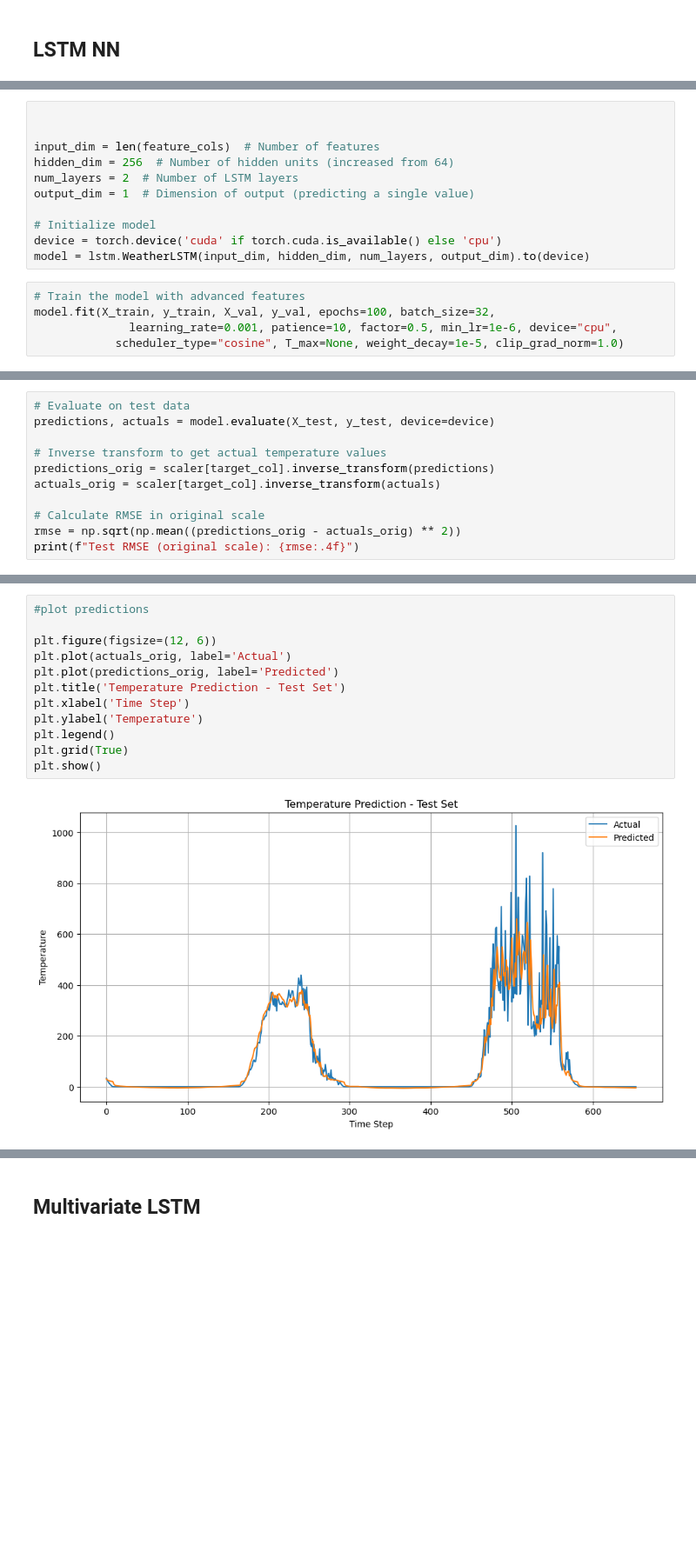
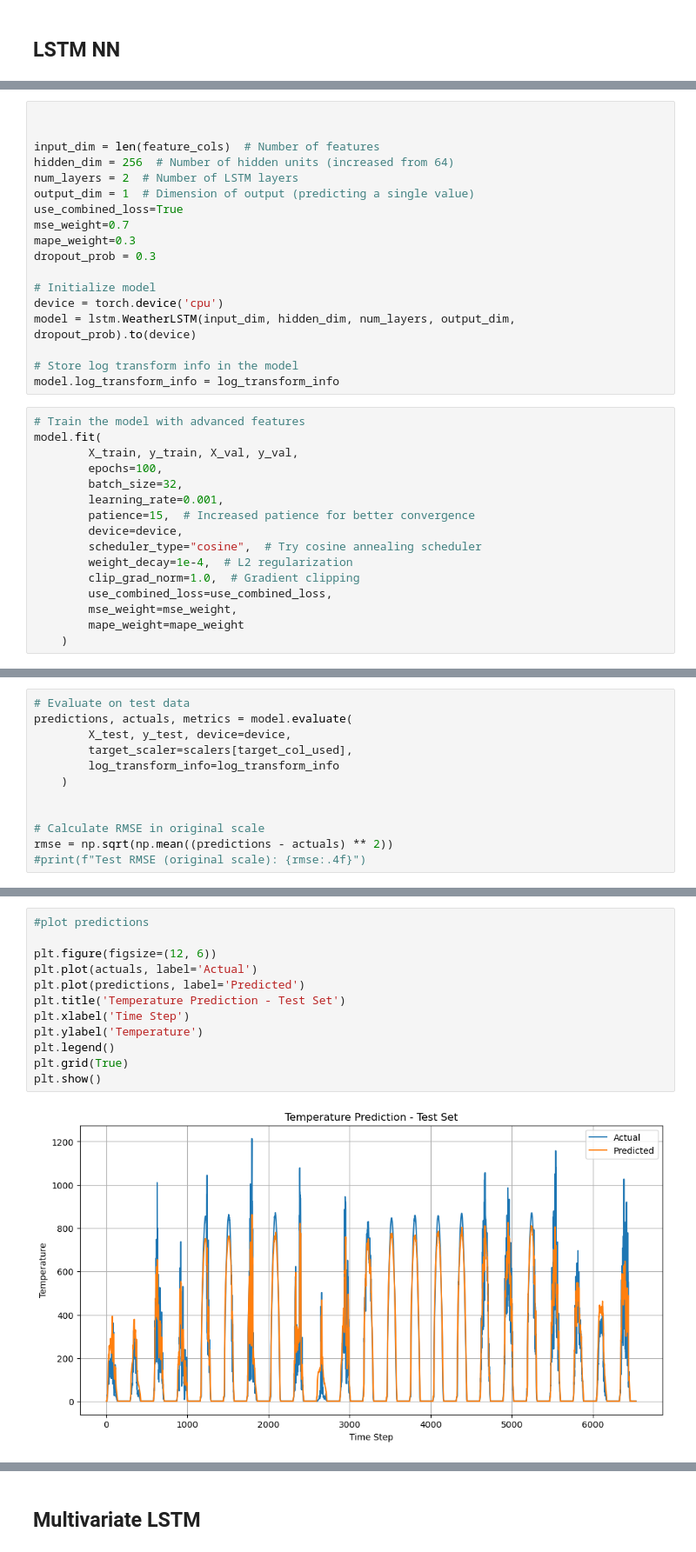
Before and after one commit to itxtx/solar_prediction, a Jupyter notebook: solar_data_notebook.ipynb, the cells around one changed output, grey strips where cells are left out. Shown at 87% size. Saved outputs shown, nothing was run; the diff lists cells and outputs as text; blank space fills up the shorter version.

Commit message:
improved mape implementation/ performance for near zero values

```diff
--- a/solar_data_notebook.ipynb
+++ b/solar_data_notebook.ipynb
@@ -182,13 +193,31 @@ input_dim = len(feature_cols)  # Number of features
 hidden_dim = 256  # Number of hidden units (increased from 64)
 num_layers = 2  # Number of LSTM layers
 output_dim = 1  # Dimension of output (predicting a single value)
+use_combined_loss=True
+mse_weight=0.7
+mape_weight=0.3
+dropout_prob = 0.3
 
 # Initialize model
-device = torch.device('cuda' if torch.cuda.is_available() else 'cpu')
-model = lstm.WeatherLSTM(input_dim, hidden_dim, num_layers, output_dim).to(device)
+device = torch.device('cpu')
+model = lstm.WeatherLSTM(input_dim, hidden_dim, num_layers, output_dim, dropout_prob).to(device)
+
+# Store log transform info in the model
+model.log_transform_info = log_transform_info
 # %%
 # Train the model with advanced features
-model.fit(X_train, y_train, X_val, y_val, epochs=100, batch_size=32,
-              learning_rate=0.001, patience=10, factor=0.5, min_lr=1e-6, device="cpu",
-            scheduler_type="cosine", T_max=None, weight_decay=1e-5, clip_grad_norm=1.0)
+model.fit(
+        X_train, y_train, X_val, y_val,
+        epochs=100,
+        batch_size=32,
+        learning_rate=0.001,
+        patience=15,  # Increased patience for better convergence
+        device=device,
+        scheduler_type="cosine",  # Try cosine annealing scheduler
+        weight_decay=1e-4,  # L2 regularization
+        clip_grad_norm=1.0,  # Gradient clipping
+        use_combined_loss=use_combined_loss,
+        mse_weight=mse_weight,
+        mape_weight=mape_weight
+    )
 # %% [output]
@@ -240,12 +250,13 @@ Final Validation RMSE: 0.049658
 # %%
 # Evaluate on test data
-predictions, actuals = model.evaluate(X_test, y_test, device=device)
+predictions, actuals, metrics = model.evaluate(
+        X_test, y_test, device=device,
+        target_scaler=scalers[target_col_used],
+        log_transform_info=log_transform_info
+    )
 
-# Inverse transform to get actual temperature values
-predictions_orig = scaler[target_col].inverse_transform(predictions)
-actuals_orig = scaler[target_col].inverse_transform(actuals)
 
 # Calculate RMSE in original scale
-rmse = np.sqrt(np.mean((predictions_orig - actuals_orig) ** 2))
-print(f"Test RMSE (original scale): {rmse:.4f}")
+rmse = np.sqrt(np.mean((predictions - actuals) ** 2))
+#print(f"Test RMSE (original scale): {rmse:.4f}")
 # %% [output]
@@ -254,16 +273,16 @@ Test RMSE (original scale): 74.2450
 # %%
 #plot predictions
 
 plt.figure(figsize=(12, 6))
-plt.plot(actuals_orig, label='Actual')
-plt.plot(predictions_orig, label='Predicted')
+plt.plot(actuals, label='Actual')
+plt.plot(predictions, label='Predicted')
 plt.title('Temperature Prediction - Test Set')
 plt.xlabel('Time Step')
 plt.ylabel('Temperature')
 plt.legend()
 plt.grid(True)
 plt.show()
 # %% [output]
-[figure, old version]
+[figure, new version]
 # %%
 plt.figure(figsize=(12, 6))
```
Also changed, not shown: parts of 8 cells of this notebook, 3 other files.
